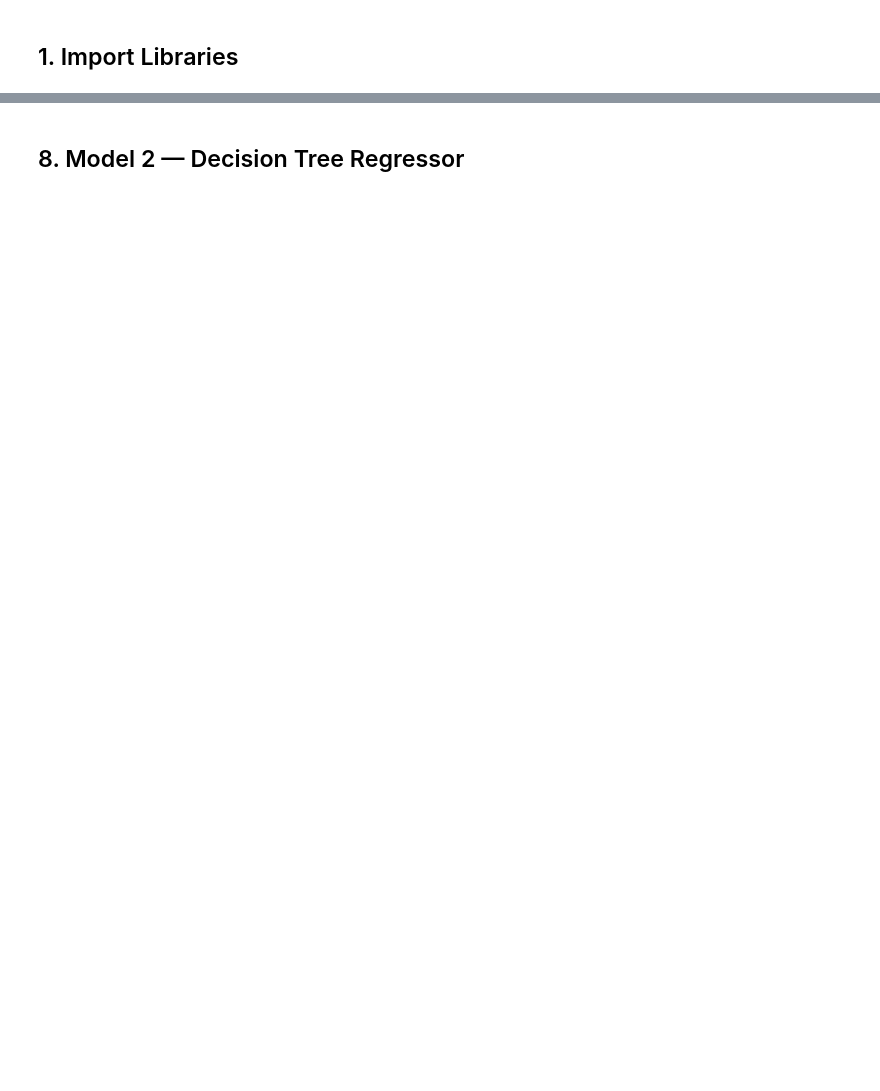
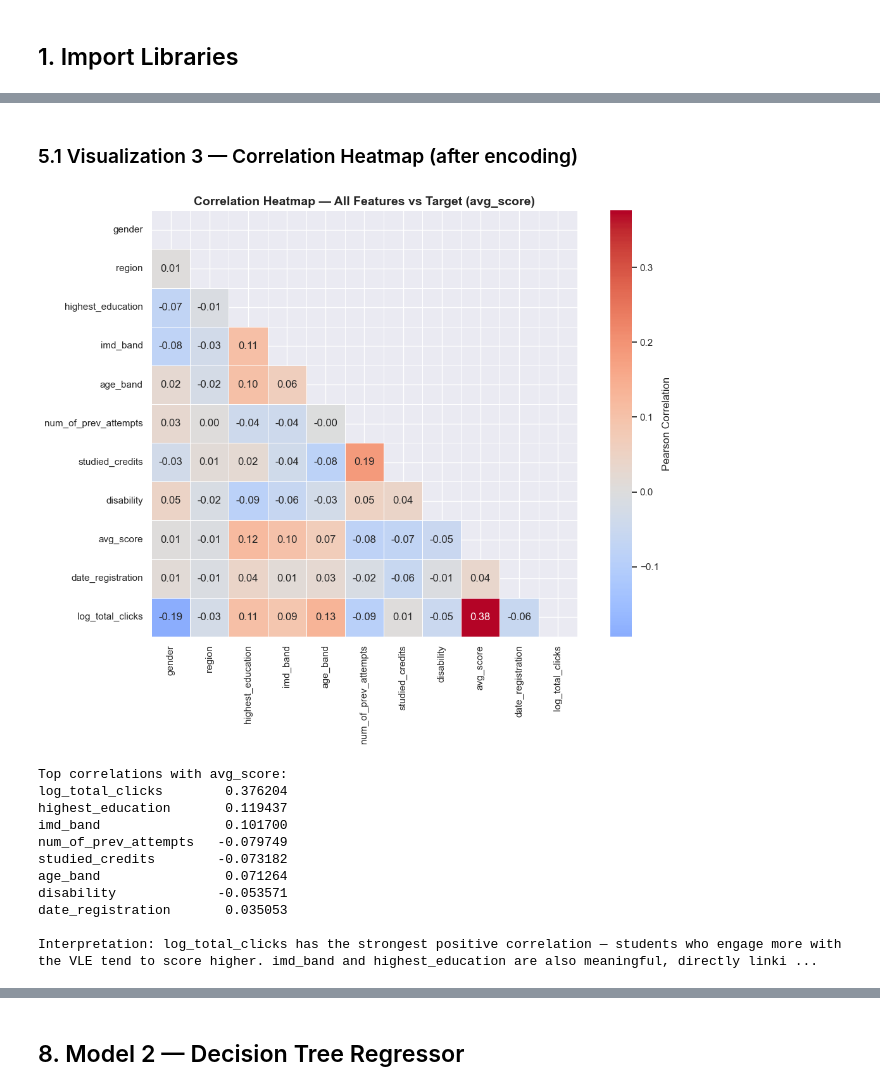
Before and after one commit to irachrist1/linear_regression_model, a Jupyter notebook: summative/linear_regression/multivariate.ipynb, the cells around one changed output, grey strips where cells are left out. Drawn from its saved outputs; the diff is of its cells as text; code cells hidden in the pictures; blank space fills up the shorter version.

```diff
--- a/summative/linear_regression/multivariate.ipynb
+++ b/summative/linear_regression/multivariate.ipynb
@@ -468,0 +257,33 @@ Interpretation: The red line comes directly from the trained linear regression m
+# %% [markdown]
+### 5.1 Visualization 3 — Correlation Heatmap (after encoding)
+# %%
+plt.figure(figsize=(12, 9))
+corr = df_fe.corr()
+mask = np.triu(np.ones_like(corr, dtype=bool))
+sns.heatmap(
+    corr, mask=mask, annot=True, fmt='.2f',
+    cmap='coolwarm', center=0, square=True,
+    linewidths=0.5, cbar_kws={'label': 'Pearson Correlation'}
+)
+plt.title('Correlation Heatmap — All Features vs Target (avg_score)', fontsize=14, fontweight='bold')
+plt.tight_layout()
+plt.savefig('viz_correlation_heatmap.png', dpi=120, bbox_inches='tight')
+plt.show()
+
+target_corr = corr['avg_score'].drop('avg_score').sort_values(key=abs, ascending=False)
+print('Top correlations with avg_score:')
+print(target_corr.head(8).to_string())
+print('\nInterpretation: log_total_clicks has the strongest positive correlation — students who engage more with the VLE tend to score higher. imd_band and highest_education are also meaningful, directly linking socioeconomic background to performance.')
+# %% [output]
+[figure, added]
+Top correlations with avg_score:
+log_total_clicks        0.376204
+highest_education       0.119437
+imd_band                0.101700
+num_of_prev_attempts   -0.079749
+studied_credits        -0.073182
+age_band                0.071264
+disability             -0.053571
+date_registration       0.035053
+
+Interpretation: log_total_clicks has the strongest positive correlation — students who engage more with the VLE tend to score higher. imd_band and highest_education are also meaningful, directly linki ...
```
Also changed, not shown: parts of 58 cells of this notebook, 17 other files.
